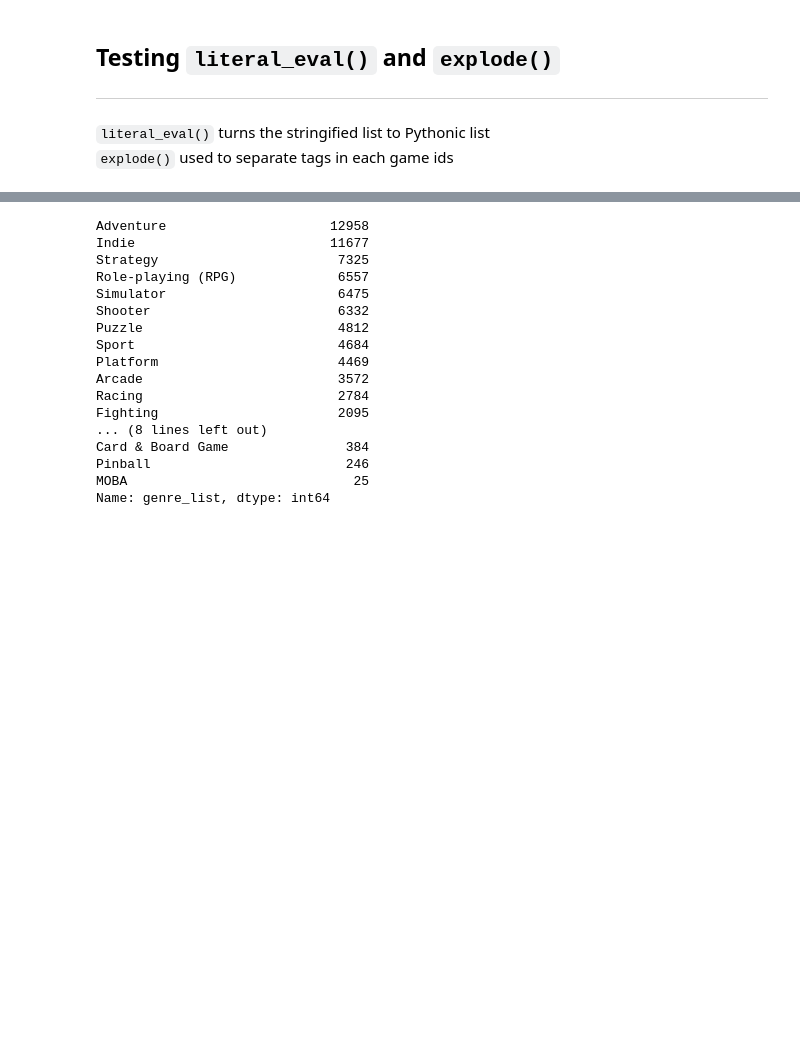
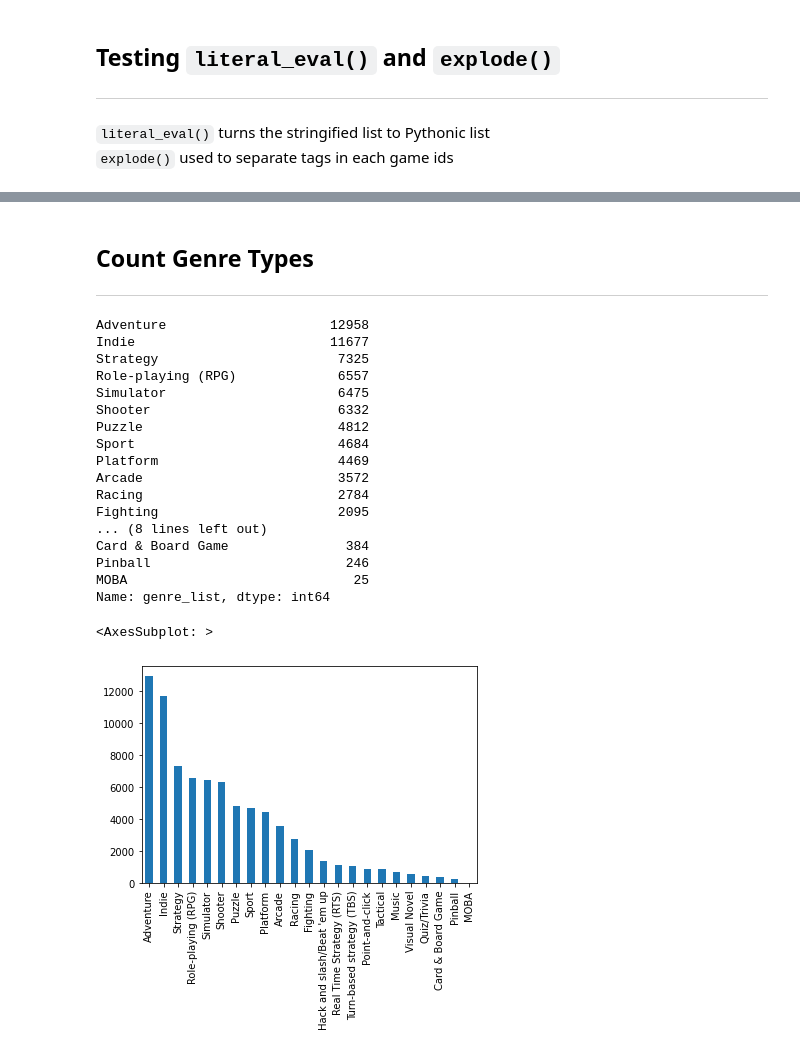
Before and after one commit to melzarjanchico-up/sp_multilabel_vggtc, a Jupyter notebook: exploratory_data_analysis/eda.ipynb, the cells around one changed output, grey strips where cells are left out. Cells and saved outputs as stored; diff of their text form; code cells hidden in the pictures; blank space fills up the shorter version.

```diff
--- a/exploratory_data_analysis/eda.ipynb
+++ b/exploratory_data_analysis/eda.ipynb
@@ -120,20 +120,28 @@ hello
-# %%
-hello['genre_list'].value_counts()
-# %% [output]
-Adventure                     12958
-Indie                         11677
-Strategy                       7325
-Role-playing (RPG)             6557
-Simulator                      6475
-Shooter                        6332
-Puzzle                         4812
-Sport                          4684
-Platform                       4469
-Arcade                         3572
-Racing                         2784
-Fighting                       2095
-... (8 lines left out)
-Card & Board Game               384
-Pinball                         246
-MOBA                             25
-Name: genre_list, dtype: int64
+# %% [markdown]
+## Count Genre Types
+---
+# %%
+genretype_count = exploded_vgdf['genre_list'].value_counts()
+print(genretype_count)
+
+genretype_count.plot(kind='bar')
+# %% [output]
+Adventure                     12958
+Indie                         11677
+Strategy                       7325
+Role-playing (RPG)             6557
+Simulator                      6475
+Shooter                        6332
+Puzzle                         4812
+Sport                          4684
+Platform                       4469
+Arcade                         3572
+Racing                         2784
+Fighting                       2095
+... (8 lines left out)
+Card & Board Game               384
+Pinball                         246
+MOBA                             25
+Name: genre_list, dtype: int64
+<AxesSubplot: >
+[figure, added]
```
Also changed, not shown: parts of 9 cells of this notebook.
